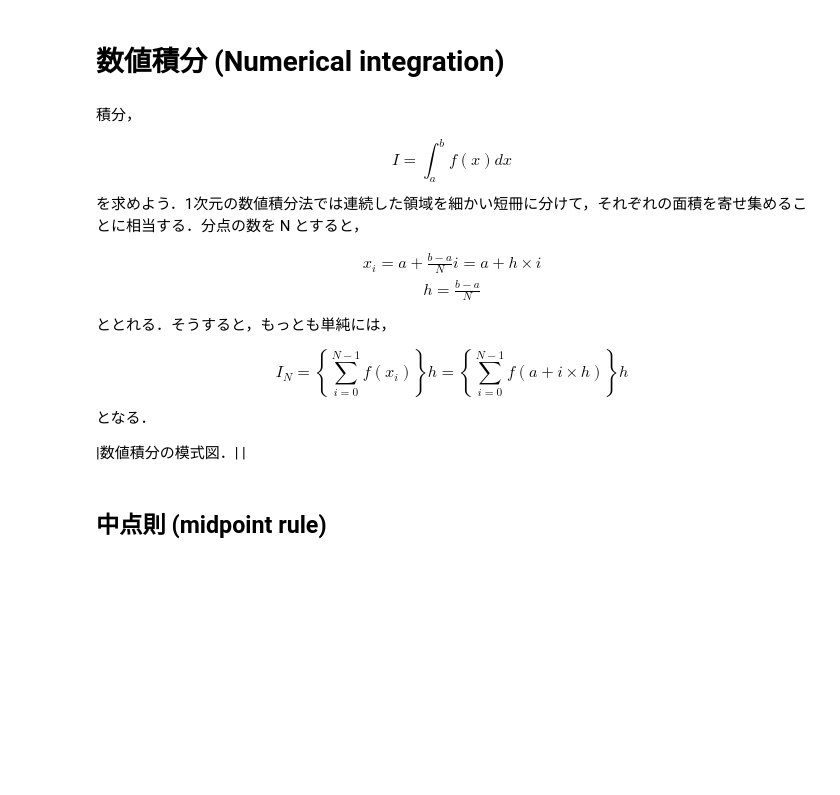
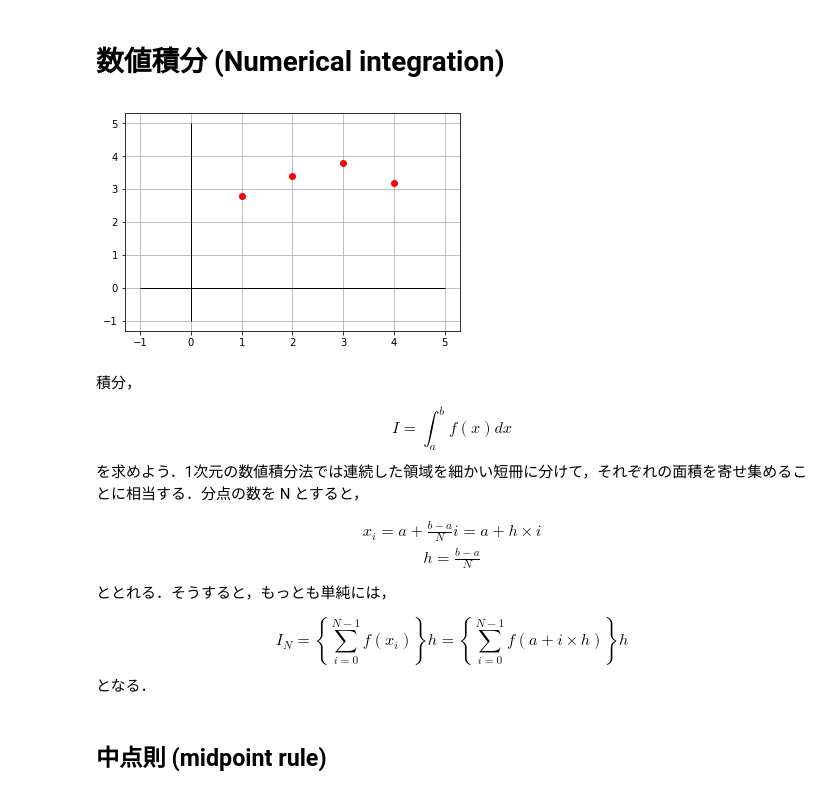
Before and after one commit to daddygongon/jupyter_num_calc, a Jupyter notebook: numerical_calc/interpolation_integral.ipynb, the cells around one changed output. Cells and saved outputs as stored; diff of their text form; code cells hidden in the pictures; blank space fills up the shorter version.

```diff
--- a/numerical_calc/interpolation_integral.ipynb
+++ b/numerical_calc/interpolation_integral.ipynb
@@ -288,6 +304,23 @@ true
 $$
 # %% [markdown]
 # 数値積分 (Numerical integration)
+# %%
+%matplotlib inline
+
+import matplotlib.pyplot as plt
+import numpy as np
+
+x = np.array([1,2,3,4])
+y = np.array([2.8,3.4,3.8,3.2])
+for i in range(0,4):
+    plt.plot(x[i],y[i],'o',color='r')
+plt.hlines(0, -1, 5, linewidth=1)
+plt.vlines(0, -1, 5, linewidth=1)
+plt.grid(True)
+
+# 数値積分の模式図
+# %% [output]
+[figure, added]
 # %% [markdown]
 
 積分，
@@ -310,10 +343,6 @@ I_N = \left\{\sum_{i=0}^{N-1} f(x_i)\right\}h =
 \left\{\sum_{i=0}^{N-1} f(a+i \times h)\right\}h
 $$
 となる．
-
-
-|数値積分の模式図．|
-|
 # %% [markdown]
 ## 中点則 (midpoint rule)
 # %% [markdown]
```
Also changed, not shown: parts of 16 cells of this notebook, 1 other file.
